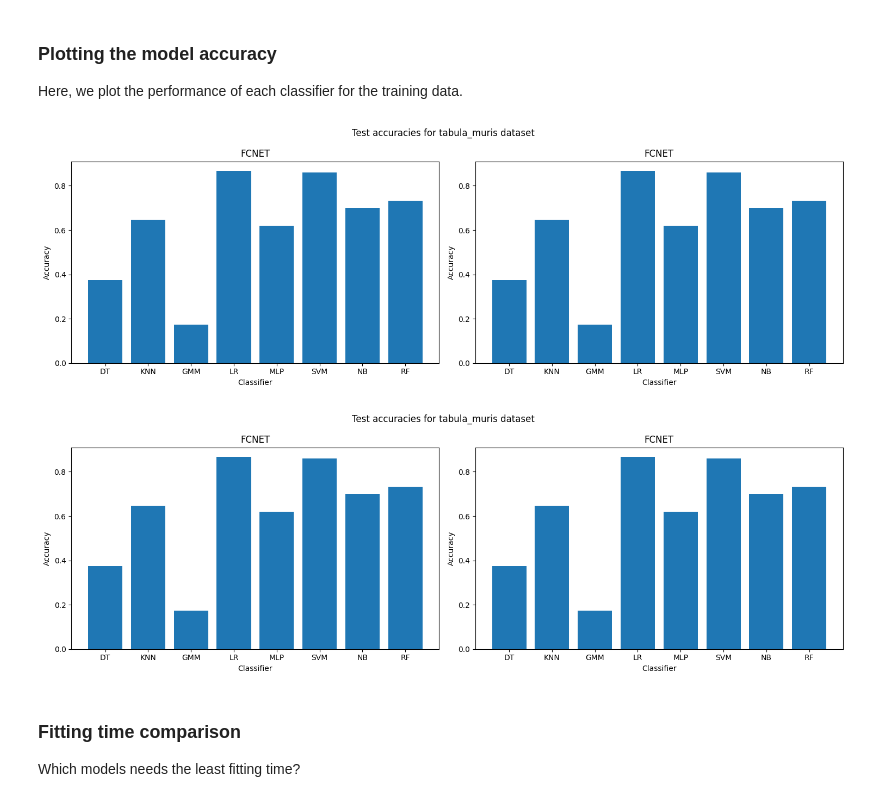
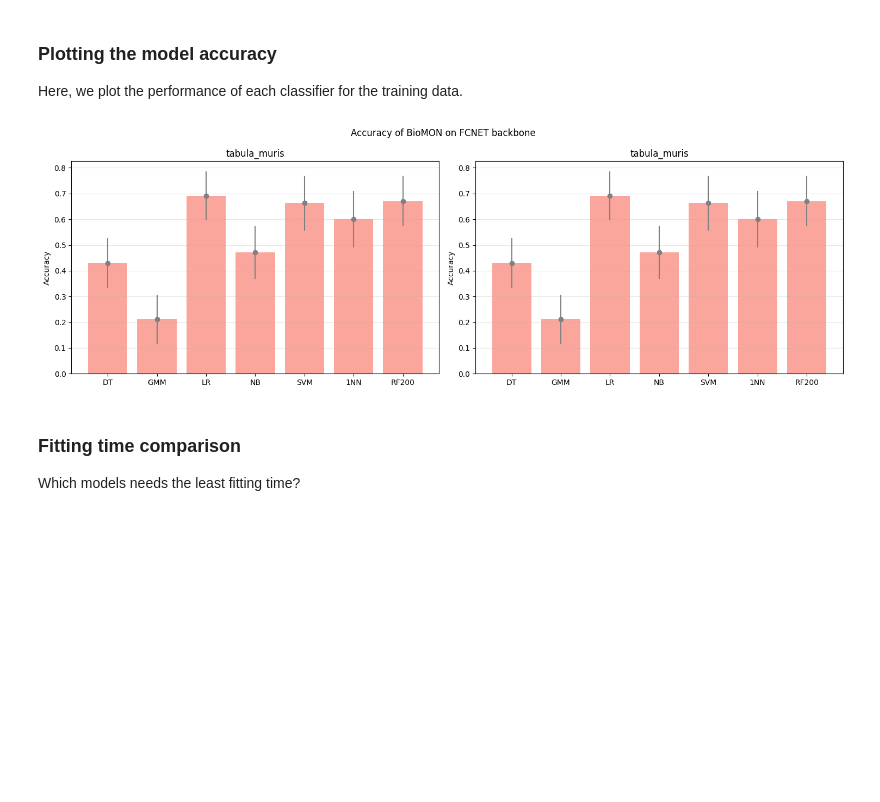
Before and after one commit to MChatzakis/BioMON, a Jupyter notebook: bioMON.ipynb, the cells around one changed output. Drawn from its saved outputs; the diff is of its cells as text; code cells hidden in the pictures; blank space fills up the shorter version.

```diff
--- a/bioMON.ipynb
+++ b/bioMON.ipynb
@@ -90,37 +190,57 @@ Here, we plot the performance of each classifier for the training data.
 # %%
 # Compare the classifier test accuracies
 n_way = 5
 n_shot = 5
 n_query = 15
 
-backbones = ["FCNET", "FCNET"]
-classifiers = ["DT", "KNN","GMM", "LR", "MLP", "SVM", "NB", "RF"]
+backbone = "FCNET"
 datasets = ["tabula_muris", "tabula_muris"]
 
-total_classifiers = len(classifiers)
+fig, ax = plt.subplots(1, len(datasets), figsize=(15, 5))
+for index, dataset in enumerate(datasets):
+    classifiers = (
+        [
+            "DT",
+            "GMM",
+            "LR",
+            "NB",
+            "SVM",
+        ]
+        + [best_knn[dataset], best_rf[dataset]]
+        #+ ["DT"]
+    )  # to be MLP!
+    total_classifiers = len(classifiers)
 
-for dataset in datasets:
-    fig, ax = plt.subplots(1, len(backbones), figsize=(15, 5))
-    fig.suptitle(f"Test accuracies for {dataset} dataset")
-    for index, backbone in enumerate(backbones):
-        classifier_accuracies = []
-        for _, classifier in enumerate(classifiers):
-            path = f"{RESULTS_DIR}/{dataset}/bioMON_{classifier}_{backbone}/{n_way}w{n_shot}s{n_query}q/"
-            data = pd.read_csv(path + "test_summary.csv")
+    classifier_accuracies = []
+    classifier_std = []
+    for _, classifier in enumerate(classifiers):
+        path = f"{RESULTS_DIR}/{dataset}/bioMON_{classifier}_{backbone}/{n_way}w{n_shot}s{n_query}q/"
+        data = pd.read_csv(path + "test_summary.csv")
+        test_line = data.iloc[2]
 
-            test_line = data.iloc[2]
-            classifier_accuracies.append(test_line["head_query_acc_mean"])
+        acc = test_line["acc_mean"] / 100
+        std = test_line["acc_std"] / 100
 
-        ax[index].bar(classifiers, classifier_accuracies)
-        ax[index].set_title(f"{backbone}")
-        ax[index].set_xlabel("Classifier")
-        ax[index].set_ylabel("Accuracy")
+        classifier_accuracies.append(acc)
+        classifier_std.append(std)
 
-    fig.tight_layout()
-    plt.show()
+    ax[index].bar(classifiers, classifier_accuracies, color="salmon", alpha=0.7, )
+    ax[index].errorbar(
+        classifiers, classifier_accuracies, yerr=classifier_std, fmt="o", c="gray"
+    )
+    ax[index].set_title(f"{dataset}")
+    # ax[index].set_xlabel("Classifier")
+    ax[index].set_ylabel("Accuracy")
+    #ax[index].bar_label(ax[index].containers[0], fmt="%.2f", label_type="center", color="gray")
+    ax[index].grid(axis="y", alpha=0.3)
+
+#plt.rcParams.update({'font.size': 22})
+fig.suptitle(f"Accuracy of BioMON on {backbone} backbone")
+fig.tight_layout()
+fig.savefig(f"{SAVE_PLOTS_DIR}/classifiers.png")
+plt.show()
 # %% [output]
-[figure, old version]
+[figure, new version]
-[figure, removed]
 # %% [markdown]
 ### Fitting time comparison
 
```
Also changed, not shown: parts of 9 cells of this notebook, 7 other files.
